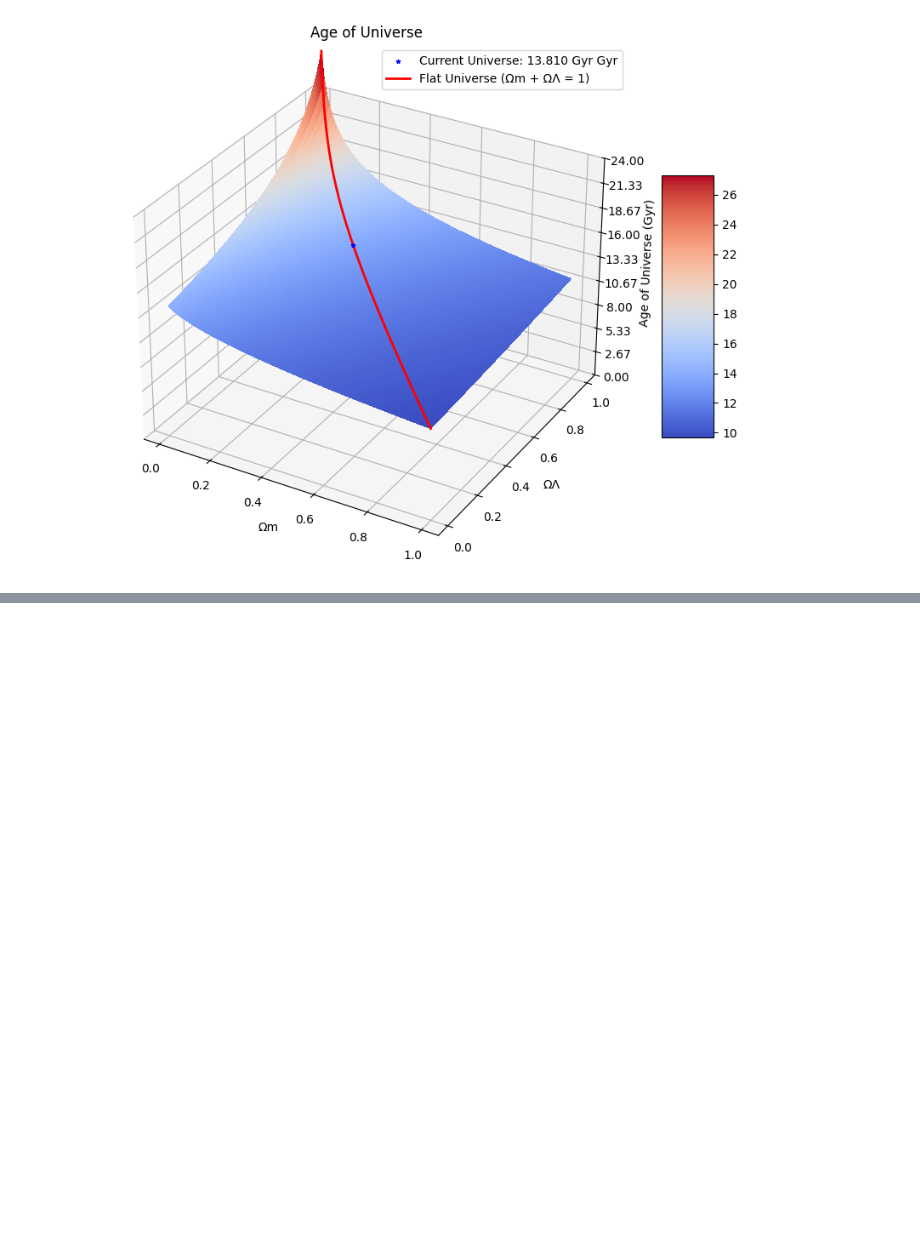
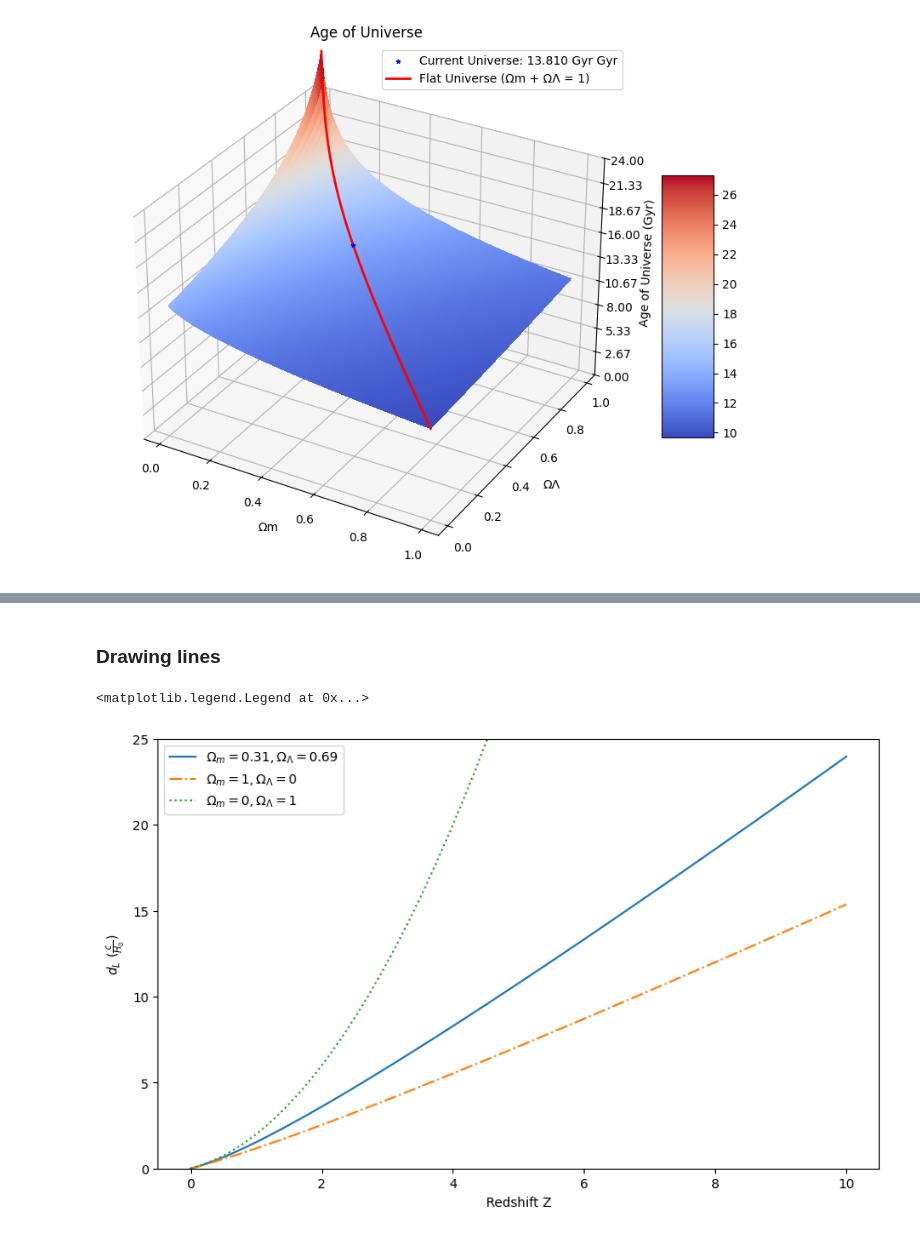
Before and after one commit to john1256/KASI_Ms, a Jupyter notebook: 2025/cosmo.ipynb, the cells around one changed output, grey strips where cells are left out. Saved outputs shown, nothing was run; the diff lists cells and outputs as text; code cells hidden in the pictures; blank space fills up the shorter version.

```diff
--- a/2025/cosmo.ipynb
+++ b/2025/cosmo.ipynb
@@ -181,0 +192,25 @@ plt.show()
+# %% [markdown]
+### Drawing lines
+# %%
+zarr = np.linspace(0,100,101)/10
+omegam = np.array([0.31,1,0])
+omegalamb = 1-omegam
+dist = np.zeros((len(zarr),) + omegam.shape)
+for i,zval in enumerate(zarr):
+    propdist = Properdist(zval, omegam, omegalamb)
+    dist[i] = Lumdist(zval, propdist)
+# %%
+dist = dist.T
+dist = dist/c_proper/H0_inverse
+# %%
+plt.figure(figsize=(10,6))
+plt.plot(zarr, dist[0], '-' ,label = r'$\Omega_m = 0.31, \Omega_\Lambda = 0.69$')
+plt.plot(zarr, dist[1], '-.' ,label = r'$\Omega_m = 1, \Omega_\Lambda = 0$')
+plt.plot(zarr, dist[2], ':' ,label = r'$\Omega_m = 0, \Omega_\Lambda = 1$')
+plt.ylim([0,25])
+plt.ylabel(r'$d_L$ $(\frac{c}{H_0})$')
+plt.xlabel('Redshift Z')
+plt.legend()
+# %% [output]
+<matplotlib.legend.Legend at 0x...>
+[figure, added]
```
Also changed, not shown: parts of 19 cells of this notebook, 2 other files.
